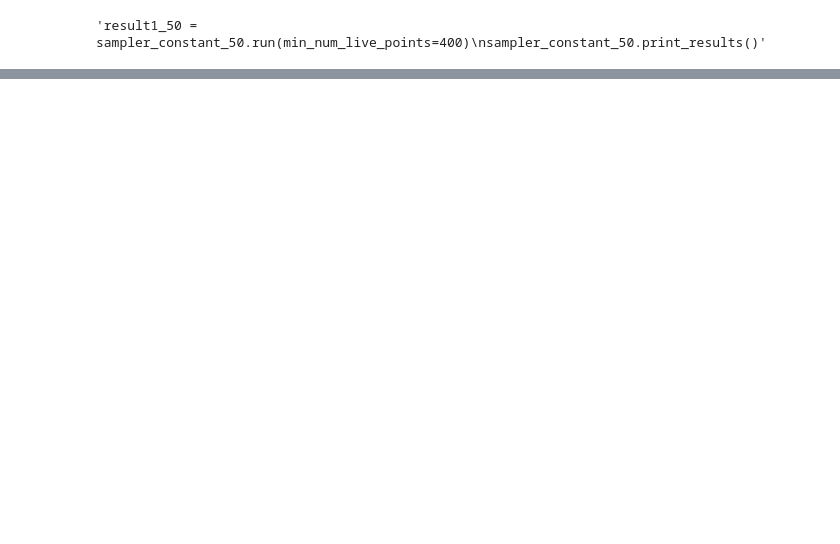
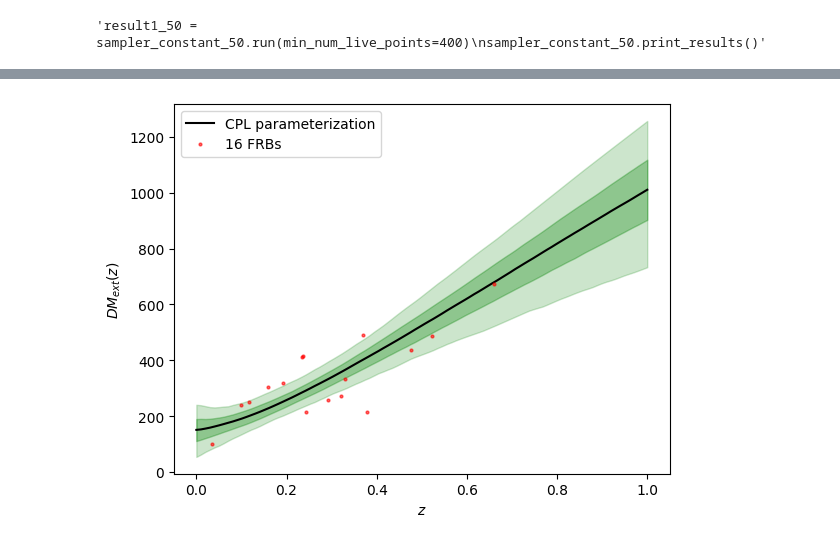
Before and after one commit to lazarolima/cosmology_reconstruction-_frb, a Jupyter notebook: 52frbs_dark_energy.ipynb, the cells around one changed output, grey strips where cells are left out. Cells and saved outputs as stored; diff of their text form; code cells hidden in the pictures; blank space fills up the shorter version.

```diff
--- a/52frbs_dark_energy.ipynb
+++ b/52frbs_dark_energy.ipynb
@@ -9,16 +9,20 @@ from equations import DM_EXT_model
 model = DM_EXT_model()
 
 # Defining the prior intervals manually
-#intervals_constant = [(0, 1), (20, 100), (55, 225)]  # H_0, Omega_m, omega_0
-intervals_constant = [(0, 100), (0, 300), (-9, 5), (-3, 0)]  # H_0, Omega_m, omega_0
-intervals_p2 = [(0, 120), (0, 300), (-9, 5), (-3, 0), (-3, 3)]  # H_0, Omega_m, omega_0, omega_a
-intervals_p3 = [(20, 80), (55, 225), (-5, 5), (-3, 0), (-3, 3)]  # H_0, Omega_m, omega_0, omega_a
+intervals_constant = [(40, 120), (0, 300), (-9, 5), (-3, 0)]  # H_0, Omega_m, omega_0
+distributions_constant = ['gaussian', 'gaussian', 'uniform', 'gaussian']
+
+intervals_p2 = [(40, 120), (0, 300), (-9, 5), (-3, 0), (-3, 3)]  # H_0, Omega_m, omega_0, omega_a
+distributions_p2 = ['gaussian', 'gaussian', 'uniform', 'gaussian', 'gaussian']
+
+intervals_p3 = [(40, 120), (0, 300), (-9, 5), (-3, 0), (-3, 3)]  # H_0, Omega_m, omega_0, omega_a
+distributions_p3 = ['gaussian', 'gaussian', 'uniform', 'gaussian', 'gaussian']
 
 # Creating specific instances of the priors
 #P_constant = Priors(['\\Omega_m', 'H_0', '\\omega_0', 'DM_{host,0}'], intervals_constant)
-P_constant = Priors(['H_0', 'A', '\\beta', '\\omega_0'], intervals_constant)
-P_p2 = Priors(['H_0', 'A', '\\beta', '\\omega_0', '\\omega_a'], intervals_p2)
-P_p3 = Priors(['H_0', 'A', '\\beta', '\\omega_0', '\\omega_a'], intervals_p3)
+P_constant = Priors(['H_0', 'A', '\\beta', '\\omega_0'], intervals_constant, distributions_constant)
+P_p2 = Priors(['H_0', 'A', '\\beta', '\\omega_0', '\\omega_a'], intervals_p2, distributions_p2)
+P_p3 = Priors(['H_0', 'A', '\\beta', '\\omega_0', '\\omega_a'], intervals_p3, distributions_p3)
 
 # Creating an instance of the likelihood model
 LF_constant = LikelihoodFunction(
@@ -369,38 +473,42 @@ g.export('Figuras/param_BA.png', dpi=600)
 # %%
 from ultranest.plot import PredictionBand
 from equations import DM_EXT_model
 import matplotlib.pyplot as plt
 import numpy as np
 
 plt.figure()
 plt.xlabel('$z$')
-plt.ylabel('$H(z)$')
-plt.errorbar(x=z_values_16, y=dm_ext_obs_16, fmt='ro', alpha=0.6, capsize=3, color='red', label='Data', ms=4)
+plt.ylabel('$DM_{ext}(z)$')
+plt.errorbar(x=z_values_16, y=dm_ext_obs_16, fmt='o', alpha=0.6, color='red', label='16 FRBs', ms=2)
 
 z_test = np.linspace(0, 1, 100)
 
 band = PredictionBand(z_test)
 model_fit = DM_EXT_model()
 # go through the solutions
-for H_0, omega_0  in sampler_constant_16.results['samples']:
+for H_0, A, beta, omega_0, omega_a  in sampler_p2_16.results['samples']:
     # compute for each time the y value
     band.add(model_fit.DM_ext_th(z=z_test,
         f_IGM=0.83,
-        DM_host_0=157,
         model_type='constant',
         Omega_b=None,
         Omega_m=None,
         H_today=H_0,
+        A=A,
+        beta=beta,
         omega_0=omega_0,
+        omega_a=omega_a,
         cosmo_type='non_standard',
-        param_type='constant'))
+        param_type='CPL'))
 
-band.line(color='k', linestyle='-', label='Parameterization 3', linewidth=1.5)
+band.line(color='k', linestyle='-', label='CPL parameterization', linewidth=1.5)
 # add 1 sigma quantile
 band.shade(color='green', alpha=0.3)
 # add wider quantile (0.01 .. 0.99)
 band.shade(q=0.49, color='green', alpha=0.2)
 
 plt.legend()
-plt.savefig('Figuras/H_bestfit.png', format='png', dpi=600)
+plt.savefig('Figuras/DM_ext_bestfit_16.png', format='png', dpi=600)
+# %% [output]
+[figure, added]
 # %%
```
Also changed, not shown: parts of 14 cells of this notebook, 9 other files.
